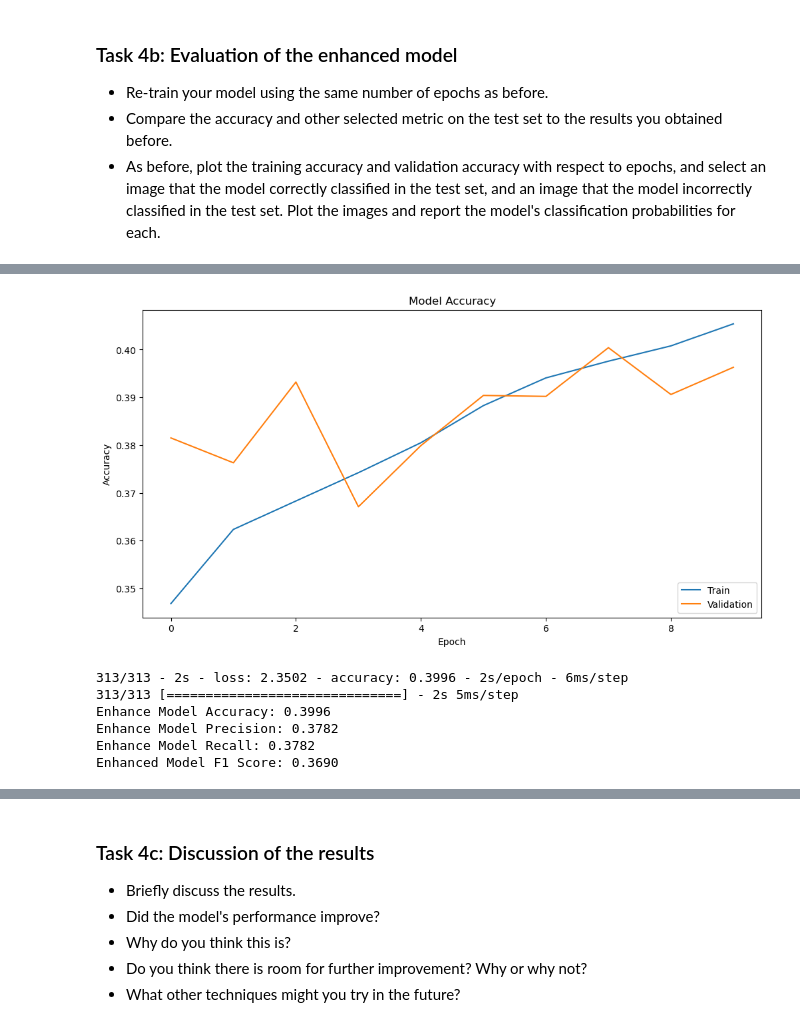
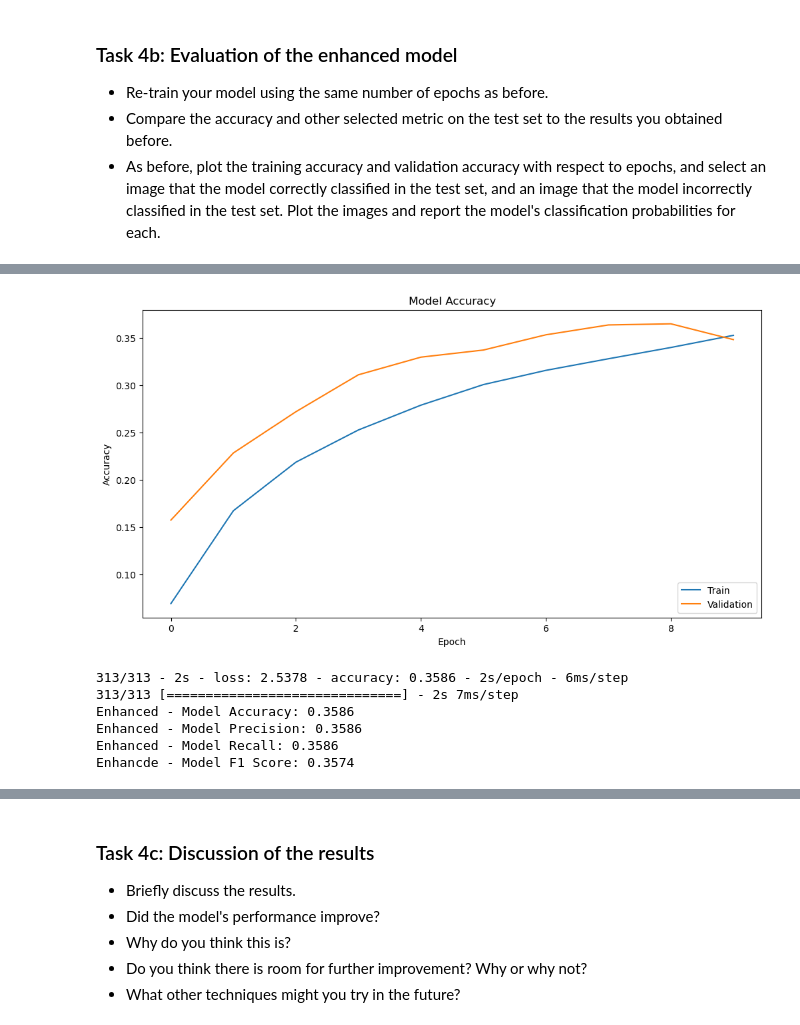
Before and after one commit to NabZaf/deep_learning, a Jupyter notebook: 02_activities/assignments/assignment_1.ipynb, the cells around one changed output, grey strips where cells are left out. Drawn from its saved outputs; the diff is of its cells as text; code cells hidden in the pictures.

```diff
--- a/02_activities/assignments/assignment_1.ipynb
+++ b/02_activities/assignments/assignment_1.ipynb
@@ -161,3 +167,21 @@ model.compile(
 - Train your model for an appropriate number of epochs. Explain your choice of the number of epochs used - you can change this number before submitting your assignment.
 - Use a batch size of 32.
 - Use the validation set for validation.
+# %%
+from keras.utils import to_categorical
+from sklearn.model_selection import train_test_split
+
+x_train_nor = x_train.astype('float32') / 255.0
+x_test_nor = x_test.astype('float32') / 255.0
+
+y_train_onehot = to_categorical(y_train, num_classes=100)
+y_test_onehot = to_categorical(y_test, num_classes=100)
+
+x_train_split, x_val_split, y_train_split, y_val_split = train_test_split(
+    x_train_nor, y_train_onehot, test_size=0.2, random_state=42
+)
+print(f'Shapes after splitting:')
+print(f'Training data shape: {x_train_split.shape}')
+print(f'Training labels shape: {y_train_split.shape}')
+print(f'Validation data shape: {x_val_split.shape}')
+print(f'Validation labels shape: {y_val_split.shape}')
@@ -330,9 +353,10 @@ _________________________________________________________________
 model.compile(optimizer='adam', loss='categorical_crossentropy', metrics=['accuracy'])
 
 # Train the model with the validation set
-history_enhance = model.fit(
-    x_train_split, y_train_split,
-    epochs=10,  # Same number of epochs as before
+history_enhanced = model.fit(
+    x_train_split,
+    y_train_split,
+    epochs=10,
     batch_size=32,
     validation_data=(x_val_split, y_val_split)
 )
@@ -360,46 +384,45 @@ Epoch 10/10
 # %%
 import matplotlib.pyplot as plt
 
 # Plot training & validation accuracy values for the enhanced model
 plt.figure(figsize=(12, 6))
-plt.plot(history_enhance.history['accuracy'])
-plt.plot(history_enhance.history['val_accuracy'])
+plt.plot(history_enhanced.history['accuracy'])
+plt.plot(history_enhanced.history['val_accuracy'])
 plt.title('Model Accuracy')
 plt.xlabel('Epoch')
 plt.ylabel('Accuracy')
 plt.legend(['Train', 'Validation'], loc='lower right')
 plt.show()
 # %% [output]
-[figure, old version]
+[figure, new version]
 # %%
 from sklearn.metrics import classification_report
 
-# Evaluate the enhanced model
-test_loss_enhance, test_accuracy_enhance = model.evaluate(x_test_nor, y_test_one_hot, verbose=2)
 
-# Predict labels for the test set
-y_test_pred_probs_enhance = model.predict(x_test_nor)
-y_test_pred_classes_enhance = np.argmax(y_test_pred_probs_enhanced, axis=1)
+test_loss_enhanced, test_accuracy_enhanced = model.evaluate(x_test_nor, y_test_one_hot, verbose=2)
+
+y_test_pred_probs_enhanced = model.predict(x_test_nor)
+y_test_pred_classes_enhanced = np.argmax(y_test_pred_probs_enhanced, axis=1)
 y_test_true_classes = np.argmax(y_test_one_hot, axis=1)
 
 # Generate classification report
-report_enhance = classification_report(y_test_true_classes, y_test_pred_classes_enhance, output_dict=True)
+report_enhanced = classification_report(y_test_true_classes, y_test_pred_classes_enhanced, output_dict=True)
 
 # Extract metrics
-accuracy_enhance = test_accuracy_enhance
-precision_enhance = report_enhance['accuracy']
-recall_enhance = report_enhance['macro avg']['recall']  # Macro average recall
-f1_score_enhance = report_enhance['macro avg']['f1-score']  # Macro average F1 score
+accuracy_enhanced = test_accuracy_enhanced
+precision_enhanced = report_enhanced['accuracy']
+recall_enhanced = report_enhanced['macro avg']['recall']  # Macro average recall
+f1_score_enhanced = report_enhanced['macro avg']['f1-score']  # Macro average F1 score
 
-print(f'Enhance Model Accuracy: {accuracy_enhance:.4f}')
-print(f'Enhance Model Precision: {precision_enhance:.4f}')
-print(f'Enhance Model Recall: {recall_enhance:.4f}')
-print(f'Enhanced Model F1 Score: {f1_score_enhanced:.4f}')
+print(f'Enhanced - Model Accuracy: {accuracy_enhanced:.4f}')
+print(f'Enhanced - Model Precision: {precision_enhanced:.4f}')
+print(f'Enhanced - Model Recall: {recall_enhanced:.4f}')
+print(f'Enhancde - Model F1 Score: {f1_score_enhanced:.4f}')
 # %% [output]
-313/313 - 2s - loss: 2.3502 - accuracy: 0.3996 - 2s/epoch - 6ms/step
-313/313 [==============================] - 2s 5ms/step
-Enhance Model Accuracy: 0.3996
-Enhance Model Precision: 0.3782
-Enhance Model Recall: 0.3782
-Enhanced Model F1 Score: 0.3690
+313/313 - 2s - loss: 2.5378 - accuracy: 0.3586 - 2s/epoch - 6ms/step
+313/313 [==============================] - 2s 7ms/step
+Enhanced - Model Accuracy: 0.3586
+Enhanced - Model Precision: 0.3586
+Enhanced - Model Recall: 0.3586
+Enhancde - Model F1 Score: 0.3574
 # %%
```
Also changed, not shown: parts of 10 cells of this notebook.
